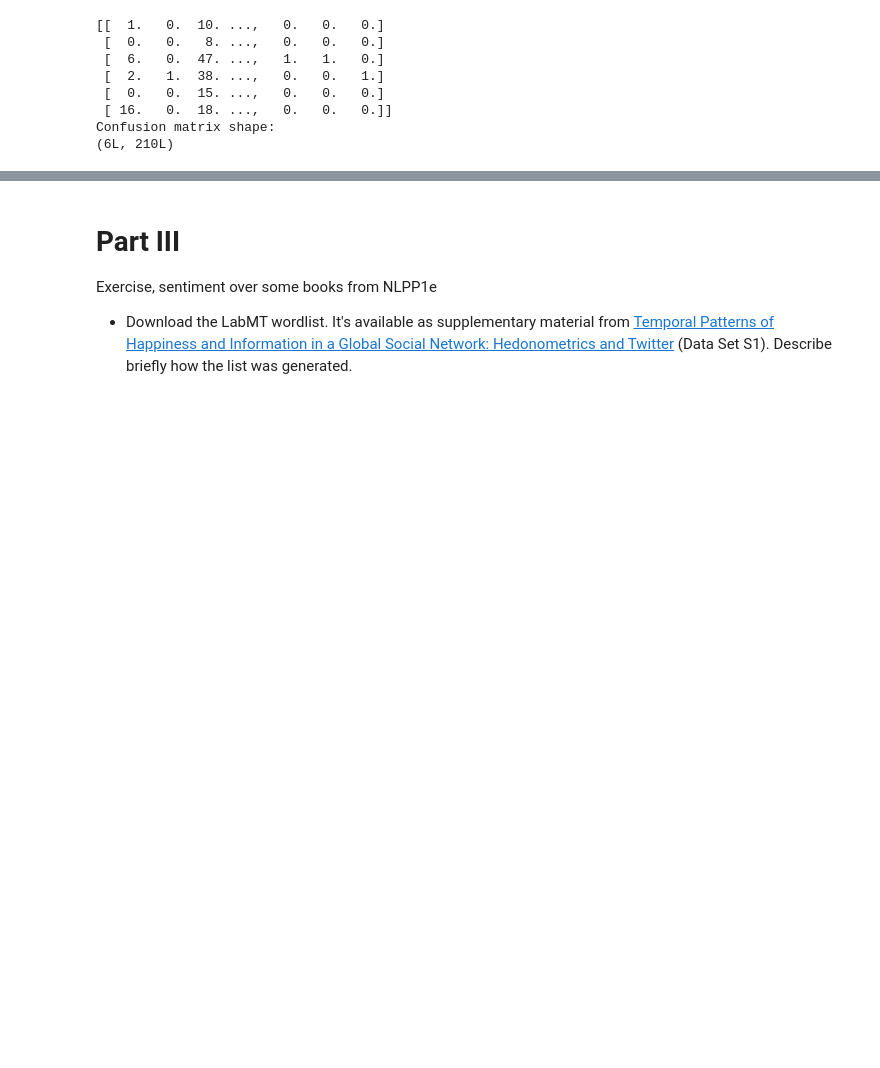
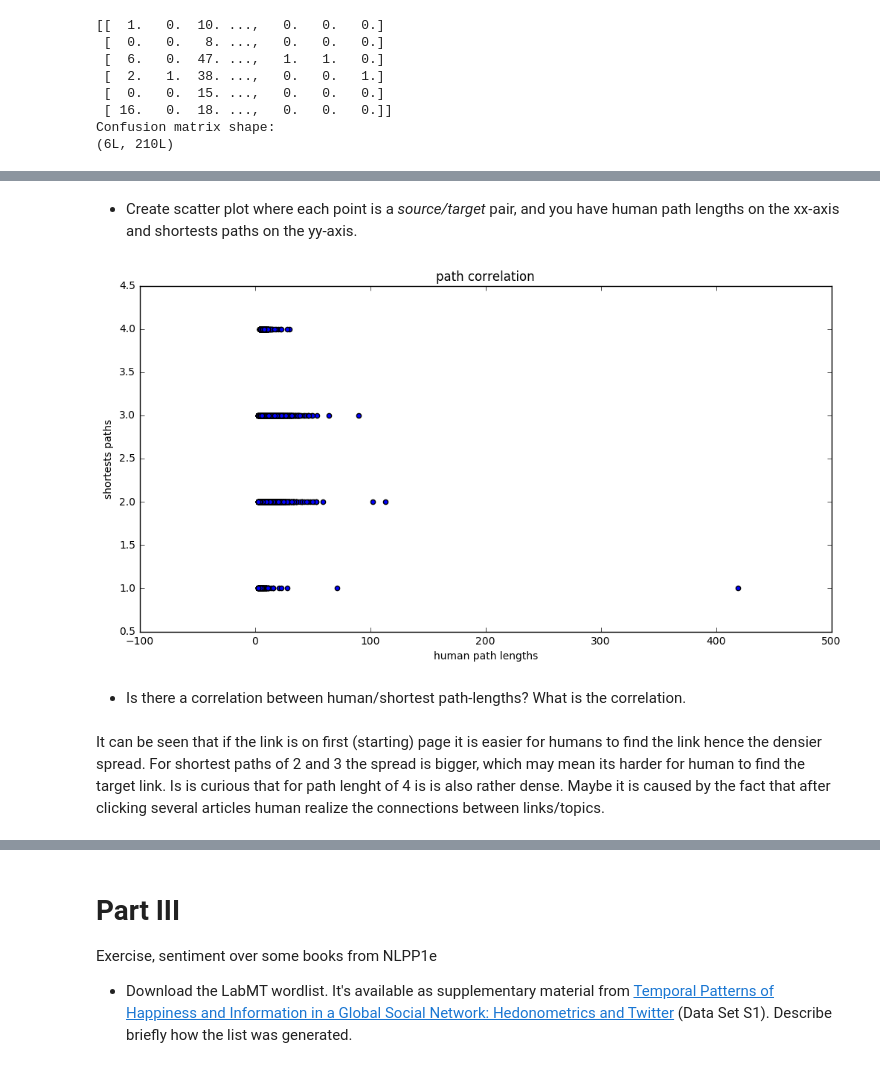
Before and after one commit to pay64k/social_graphs_2016, a Jupyter notebook: Untitled Folder/Assignment2.ipynb, the cells around one changed output, grey strips where cells are left out. Drawn from its saved outputs; the diff is of its cells as text; code cells hidden in the pictures; blank space fills up the shorter version.

```diff
--- a/Untitled Folder/Assignment2.ipynb
+++ b/Untitled Folder/Assignment2.ipynb
@@ -526,0 +474,5 @@ Now you're ready to get started
+# %%
+import networkx as nx
+
+# Create a directed graph
+G = nx.DiGraph()
@@ -526,0 +574,16 @@ Now you're ready to get started
+# %% [markdown]
+* Create scatter plot where each point is a *source/target* pair, and you have human path lengths on the xx-axis and shortests paths on the yy-axis.
+# %%
+# Scatter plot
+plt.figure(figsize=(12, 6))
+plt.scatter(human_paths, shortest_path)
+plt.xlabel('human path lengths')
+plt.ylabel('shortests paths')
+plt.title('path correlation')
+plt.show()
+# %% [output]
+[figure, added]
+# %% [markdown]
+* Is there a correlation between human/shortest path-lengths? What is the correlation.
+# %% [markdown]
+It can be seen that if the link is on first (starting) page it is easier for humans to find the link hence the densier spread. For shortest paths of 2 and 3 the spread is bigger, which may mean its harder for human to find the target link. Is is curious that for path lenght of 4 is is also rather dense. Maybe it is caused by the fact that after clicking several articles human realize the connections between links/topics.
```
Also changed, not shown: parts of 36 cells of this notebook.
